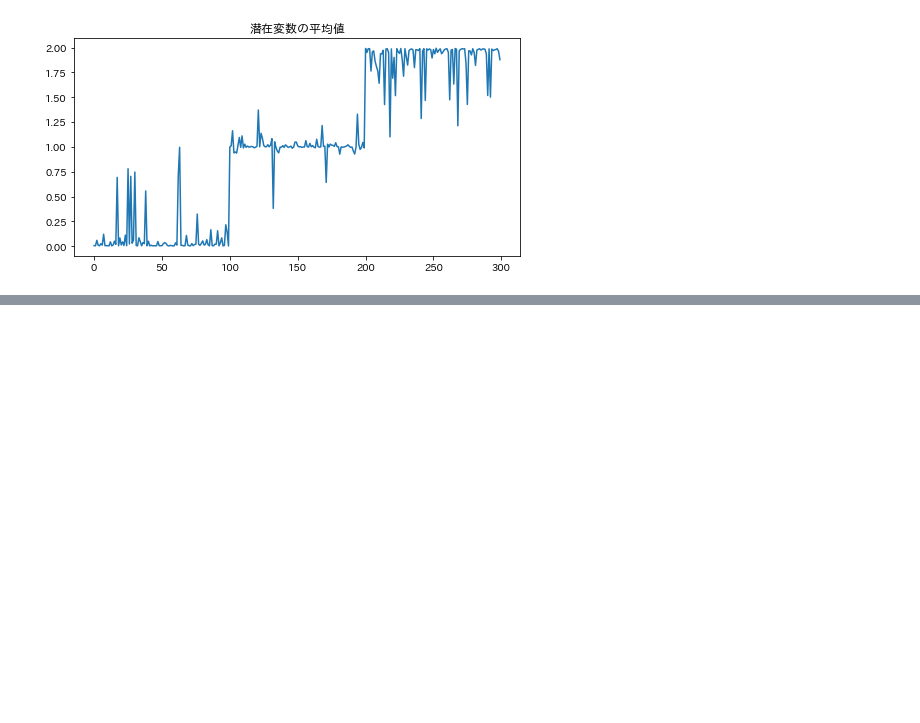
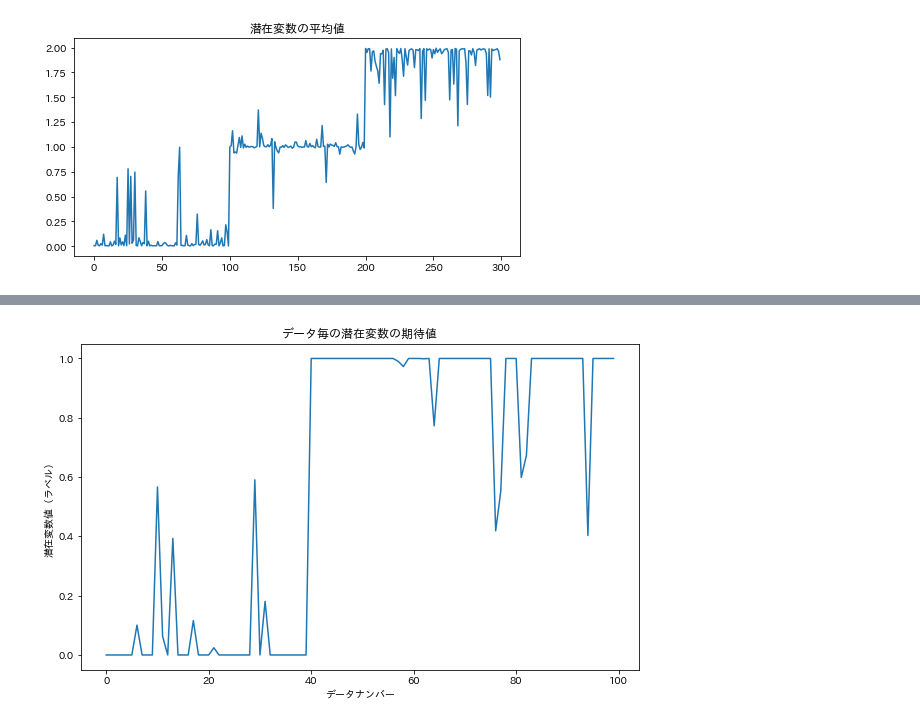
Before and after one commit to gomi-kuzu/practice_bayes_by_py, a Jupyter notebook: Ud_NPR_Ad_Sec2.ipynb, the cells around one changed output, grey strips where cells are left out. Cells and saved outputs as stored; diff of their text form; code cells hidden in the pictures; blank space fills up the shorter version.

```diff
--- a/Ud_NPR_Ad_Sec2.ipynb
+++ b/Ud_NPR_Ad_Sec2.ipynb
@@ -121,0 +207,8 @@ plt.title("潜在変数の平均値");
+# %%
+plt.figure(figsize=(10, 6))
+plt.plot(trace["s"].mean(axis=0))
+plt.xlabel("データナンバー")
+plt.ylabel("潜在変数値（ラベル）");
+plt.title("データ毎の潜在変数の期待値");
+# %% [output]
+[figure, added]
```
Also changed, not shown: parts of 14 cells of this notebook.
